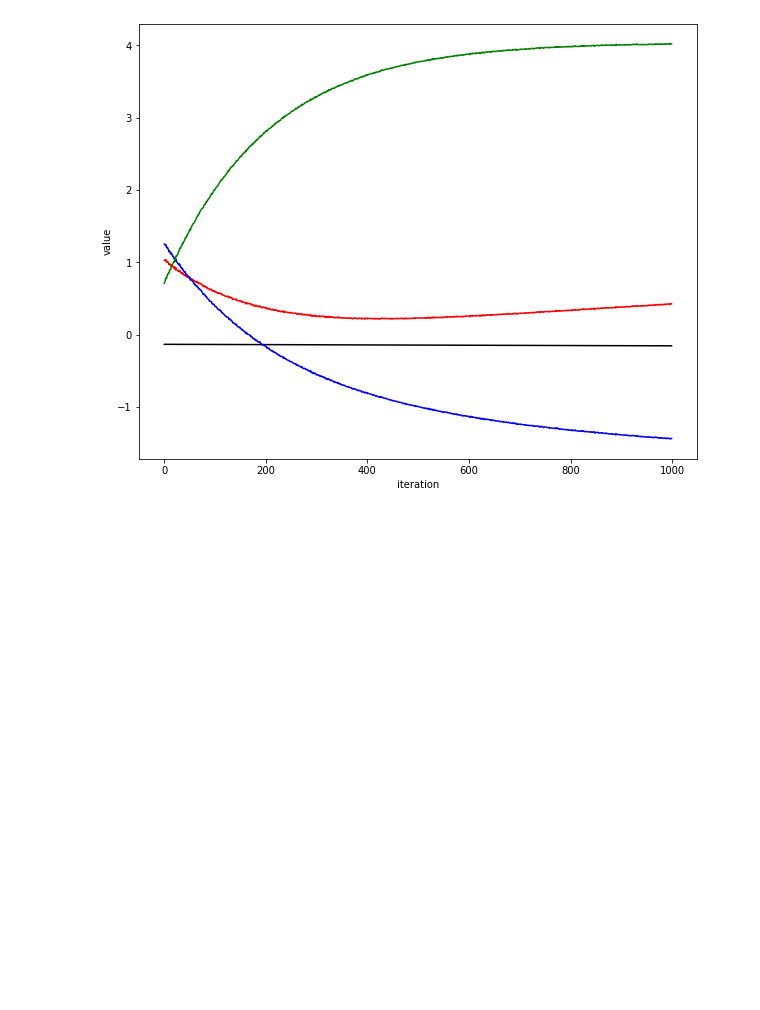
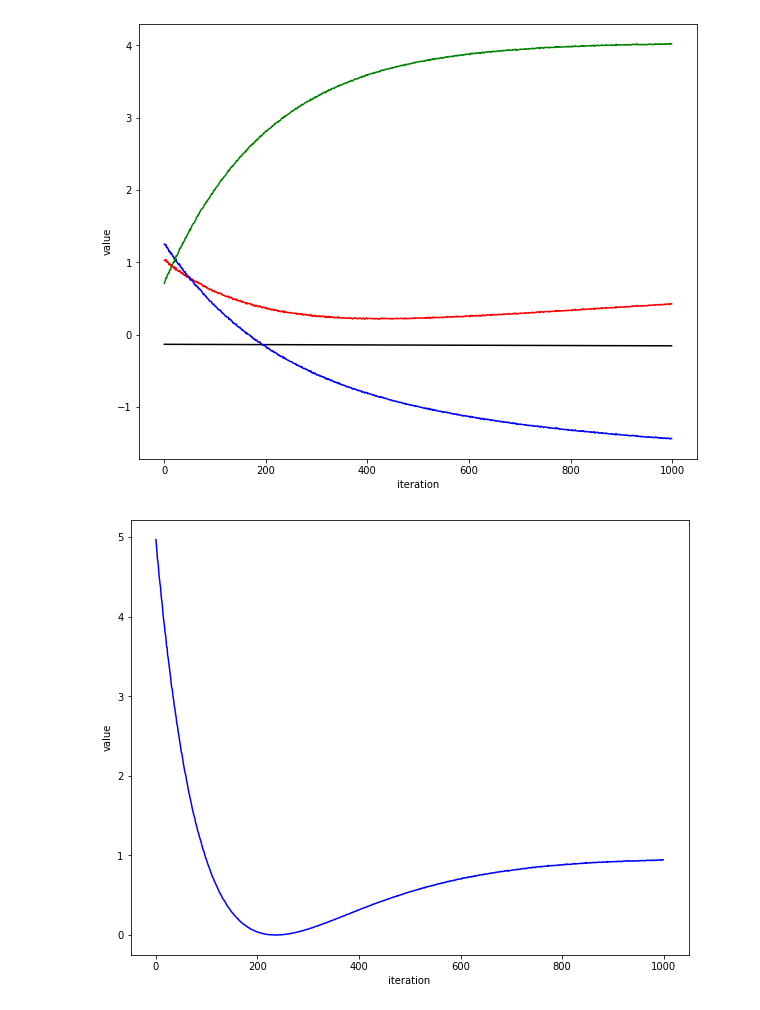
Before and after one commit to dvkieu/ImageProcessing-Kieu, a Jupyter notebook: Assignment04_DangVanKieu.ipynb, the cells around one changed output. Cells and saved outputs as stored; diff of their text form; code cells hidden in the pictures; blank space fills up the shorter version.

Commit message:
Plotting the training error

```diff
--- a/Assignment04_DangVanKieu.ipynb
+++ b/Assignment04_DangVanKieu.ipynb
@@ -100,3 +100,12 @@ plt.ylabel('value')
 plt.show()
 # %% [output]
 [figure]
+# %%
+# Plot J(θ0 ,θ1 ,θ2 ,θ3 ) - training data
+plt.figure(figsize=(10, 8))
+plt.plot(cost_train, color='blue')
+plt.xlabel('iteration')
+plt.ylabel('value')
+plt.show()
+# %% [output]
+[figure, added]
```
